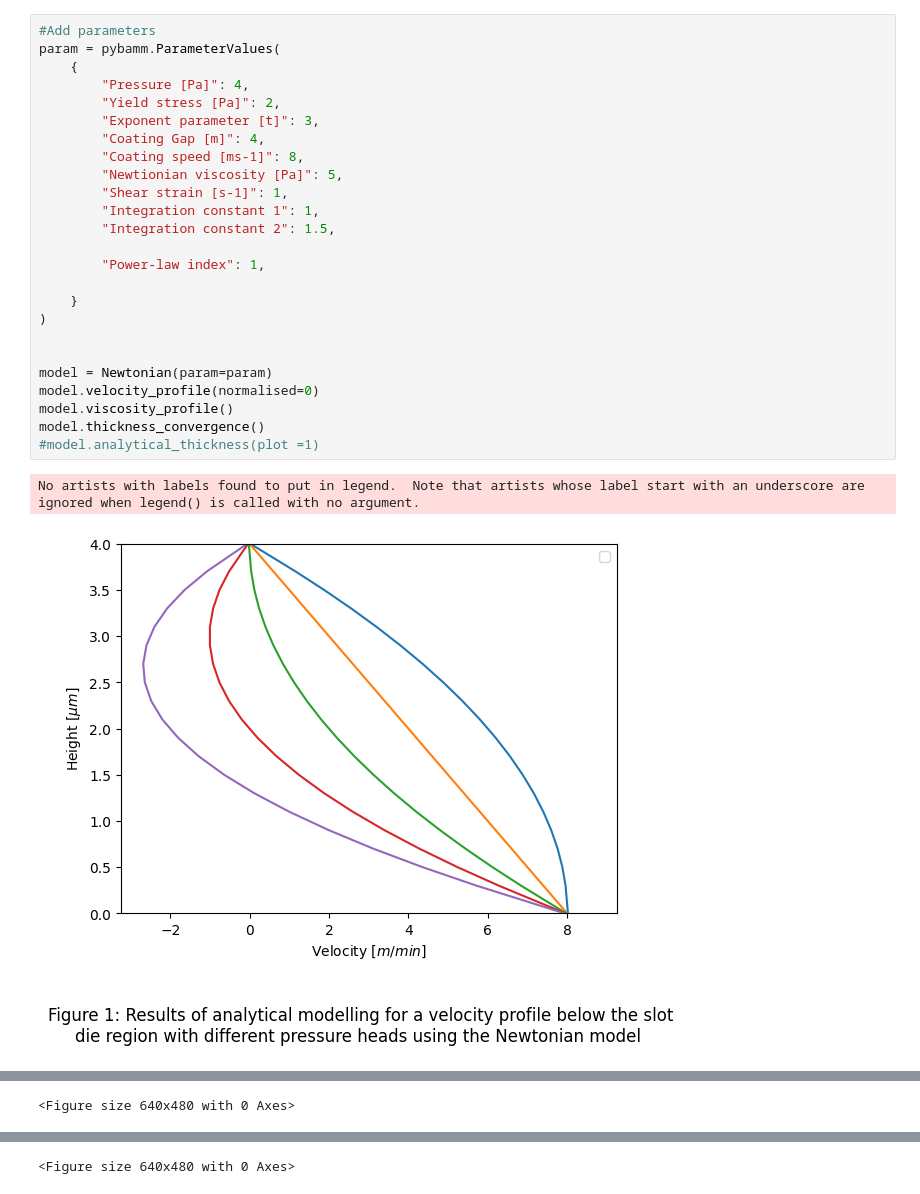
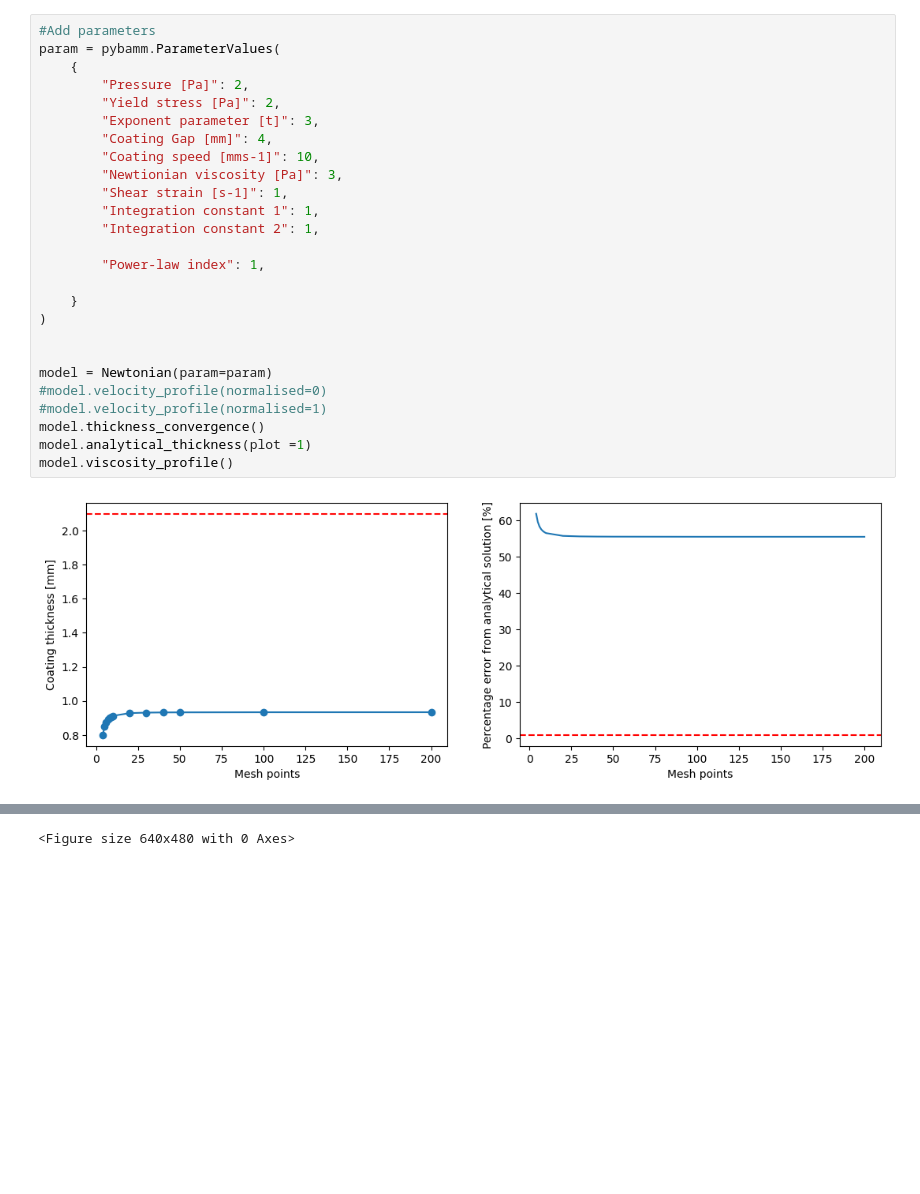
Before and after one commit to FW-Coding/FUSE-Internship-2024, a Jupyter notebook: Clean model.ipynb, the cells around one changed output, grey strips where cells are left out. Cells and saved outputs as stored; diff of their text form; blank space fills up the shorter version.

```diff
--- a/Clean model.ipynb
+++ b/Clean model.ipynb
@@ -227,28 +223,28 @@ class Newtonian(pybamm.BaseModel):
 # %%
 #Add parameters
 param = pybamm.ParameterValues(
     {
-        "Pressure [Pa]": 4,
+        "Pressure [Pa]": 2,
         "Yield stress [Pa]": 2,
         "Exponent parameter [t]": 3,
-        "Coating Gap [m]": 4,
-        "Coating speed [ms-1]": 8,
-        "Newtionian viscosity [Pa]": 5,
+        "Coating Gap [mm]": 4,
+        "Coating speed [mms-1]": 10,
+        "Newtionian viscosity [Pa]": 3,
         "Shear strain [s-1]": 1,
         "Integration constant 1": 1,
-        "Integration constant 2": 1.5,
+        "Integration constant 2": 1,
 
         "Power-law index": 1,
 
     }
 )
 
 
 model = Newtonian(param=param)
-model.velocity_profile(normalised=0)
+#model.velocity_profile(normalised=0)
+#model.velocity_profile(normalised=1)
+model.thickness_convergence()
+model.analytical_thickness(plot =1)
 model.viscosity_profile()
-model.thickness_convergence()
-#model.analytical_thickness(plot =1)
 # %% [output]
-No artists with labels found to put in legend.  Note that artists whose label start with an underscore are ignored when legend() is called with no argument.
-[figure, old version]
+[figure, new version]
@@ -256 +251,0 @@ No artists with labels found to put in legend.  Note that artists whose label st
-<Figure size 640x480 with 0 Axes>
@@ -258 +253 @@ No artists with labels found to put in legend.  Note that artists whose label st
-<Figure size 640x480 with 0 Axes>
+<Figure size 640x480 with 0 Axes>
```
Also changed, not shown: parts of 2 cells of this notebook, 1 other file.
